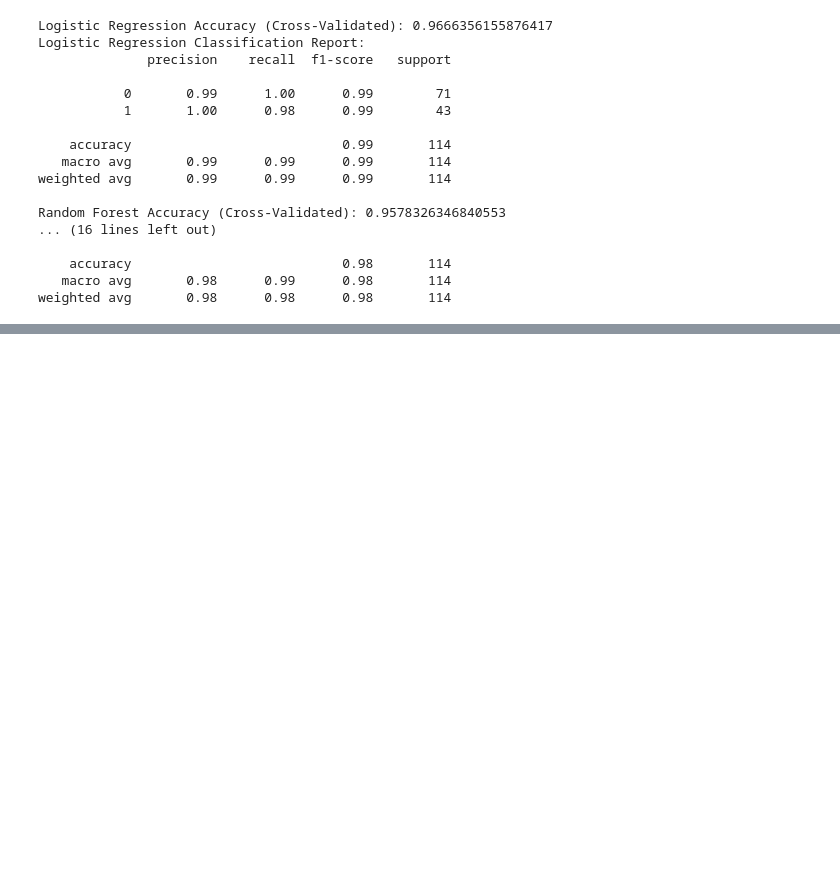
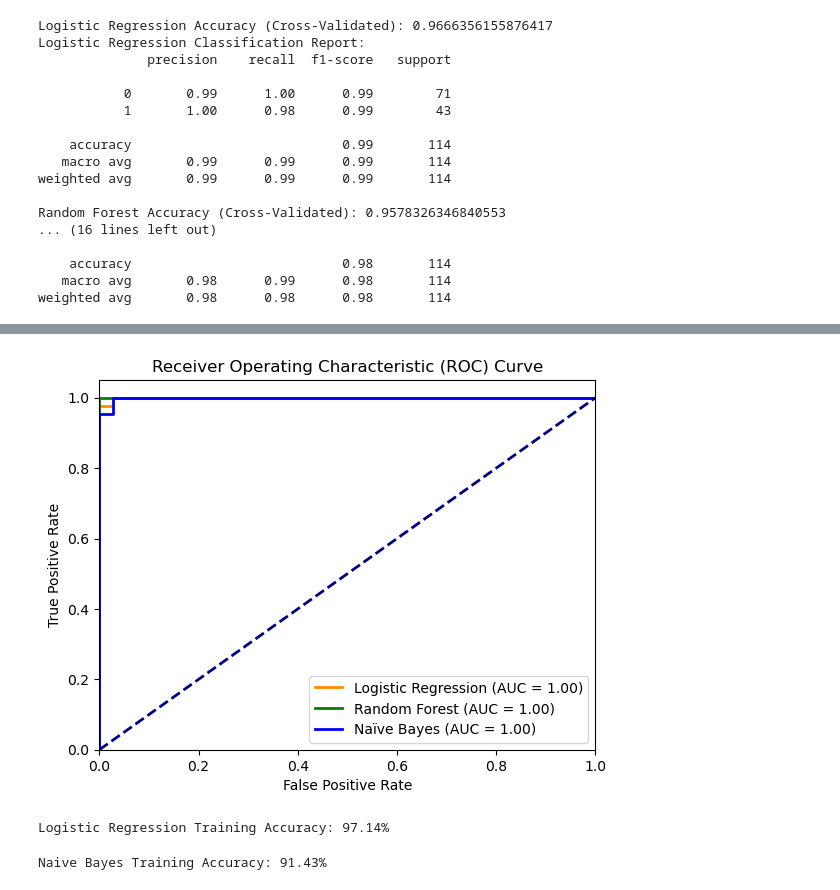
Before and after one commit to harbyj/html, a Jupyter notebook: Untitled1.ipynb, the cells around one changed output, grey strips where cells are left out. Drawn from its saved outputs; the diff is of its cells as text; code cells hidden in the pictures; blank space fills up the shorter version.

```diff
--- a/Untitled1.ipynb
+++ b/Untitled1.ipynb
@@ -749,0 +789,47 @@ weighted avg       0.98      0.98      0.98       114
+# %%
+from sklearn.metrics import roc_curve, auc
+# Compute ROC curve and AUC for each model
+fpr_logreg, tpr_logreg, _ = roc_curve(y_test, logreg_model.predict_proba(X_test)[:,1])
+roc_auc_logreg = auc(fpr_logreg, tpr_logreg)
+
+fpr_rf, tpr_rf, _ = roc_curve(y_test, rf_model.predict_proba(X_test)[:,1])
+roc_auc_rf = auc(fpr_rf, tpr_rf)
+
+fpr_nb, tpr_nb, _ = roc_curve(y_test, nb_model.predict_proba(X_test)[:,1])
+roc_auc_nb = auc(fpr_nb, tpr_nb)
+
+# Plot ROC curves
+plt.figure()
+plt.plot(fpr_logreg, tpr_logreg, color='darkorange', lw=2, label='Logistic Regression (AUC = %0.2f)' % roc_auc_logreg)
+plt.plot(fpr_rf, tpr_rf, color='green', lw=2, label='Random Forest (AUC = %0.2f)' % roc_auc_rf)
+plt.plot(fpr_nb, tpr_nb, color='blue', lw=2, label='Naïve Bayes (AUC = %0.2f)' % roc_auc_nb)
+plt.plot([0, 1], [0, 1], color='navy', lw=2, linestyle='--')
+plt.xlim([0.0, 1.0])
+plt.ylim([0.0, 1.05])
+plt.xlabel('False Positive Rate')
+plt.ylabel('True Positive Rate')
+plt.title('Receiver Operating Characteristic (ROC) Curve')
+plt.legend(loc='lower right')
+plt.show()
+# %% [output]
+[figure, added]
+# %%
+# Print the logistic regression model training accuracy
+logreg_train_pred = logreg_model.predict(X_train)
+logreg_train_accuracy = accuracy_score(y_train, logreg_train_pred)
+logreg_train_accuracy_percentage = logreg_train_accuracy * 100
+print("Logistic Regression Training Accuracy: {:.2f}%".format(logreg_train_accuracy_percentage))
+# %% [output]
+Logistic Regression Training Accuracy: 97.14%
+# %%
+# Step 6: Training using Naive Bayes
+nb_model = GaussianNB()
+nb_model.fit(X_train, y_train)
+
+# Print the random naive Bayes training accuracy
+nb_train_pred = nb_model.predict(X_train)
+nb_train_accuracy = accuracy_score(y_train, nb_train_pred)
+nb_train_accuracy_percentage = nb_train_accuracy * 100
+print("Naive Bayes Training Accuracy: {:.2f}%".format(nb_train_accuracy_percentage))
+# %% [output]
+Naive Bayes Training Accuracy: 91.43%
```
Also changed, not shown: parts of 20 cells of this notebook, 5 other files.
